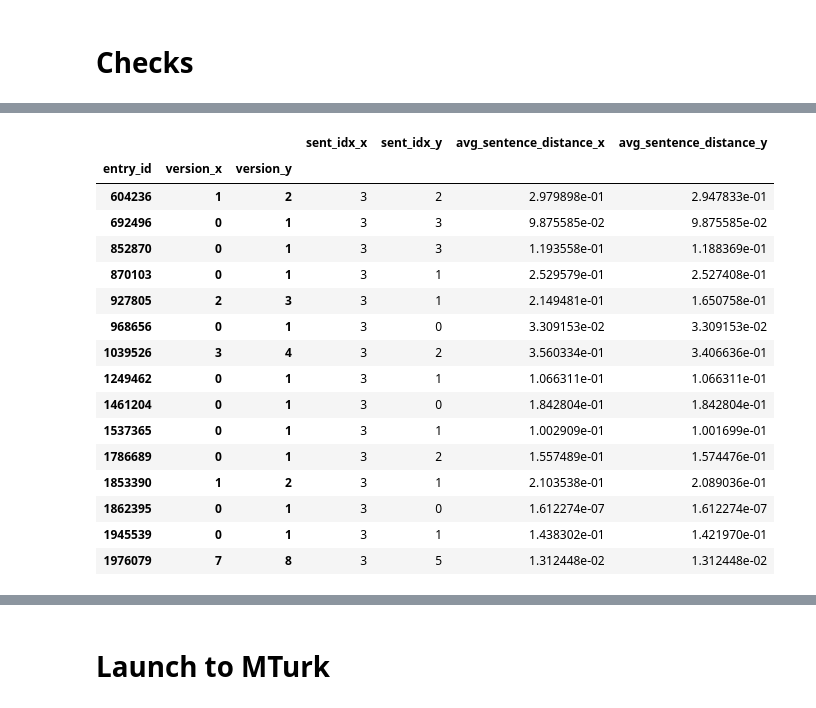
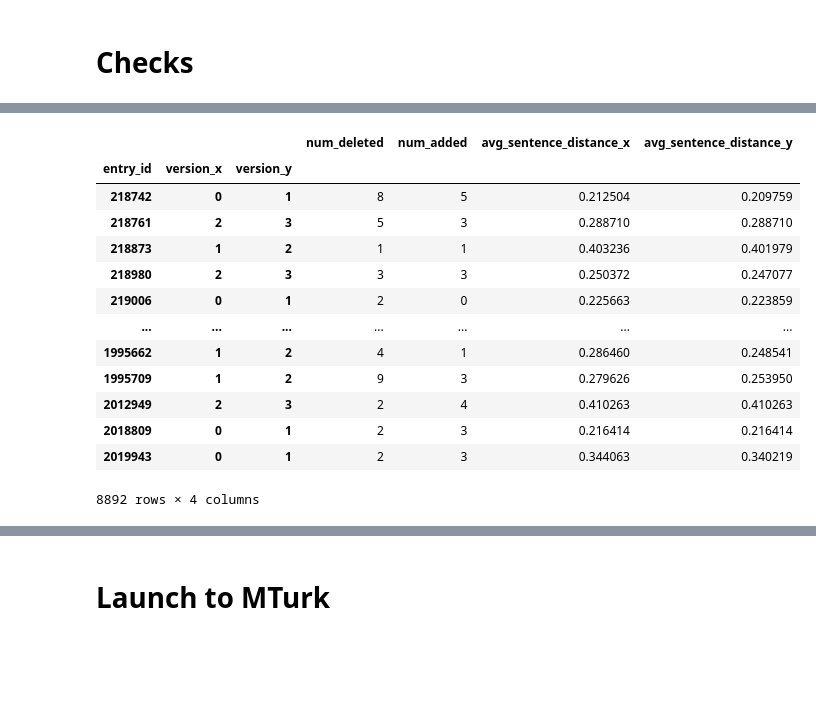
Before and after one commit to alex2awesome/edit-pathways, a Jupyter notebook: notebooks/2021-10-08__select-data-carol.ipynb, the cells around one changed output, grey strips where cells are left out. Drawn from its saved outputs; the diff is of its cells as text; code cells hidden in the pictures; blank space fills up the shorter version.

```diff
--- a/notebooks/2021-10-08__select-data-carol.ipynb
+++ b/notebooks/2021-10-08__select-data-carol.ipynb
@@ -5,3 +3,5 @@ source = 'nyt'
+# %%
+source = 'bbc-2'
 # %%
 ls ../data/diffengine-diffs/spark-output/
 # %% [output]
@@ -39,9 +39,9 @@ pd.read_sql('''SELECT
 # %%
 low_count_versions = pd.read_sql('''
     with c1 as
-        (SELECT entry_id, version, COUNT(1) as c from split_sentences GROUP BY entry_id, version)
+        (SELECT entry_id, CAST(version as INT) as version, COUNT(1) as c from split_sentences GROUP BY entry_id, version)
     SELECT entry_id, version from c1
-    WHERE c < 10 and c > 5
+    WHERE c < 15 and c > 3
 ''', con=conn)
 
 # get join keys
@@ -66,9 +66,10 @@ matched_sentences = pd.read_sql('''
 # get split sentences
 split_sentences = pd.read_sql('''
     with c1 AS (
-        SELECT *, entry_id || '-' || version as key FROM split_sentences
+        SELECT *, entry_id || '-' || CAST(version AS INT) as key FROM split_sentences
     )
-    SELECT * from c1
+    SELECT entry_id, CAST(version AS INT) as version, sent_idx, sentence
+    FROM c1
     WHERE key IN (%s)
 ''' % joint_keys, con=conn)
 # %%
@@ -131,7 +147,9 @@ with open('../evaluation/data/sample_datum_small.json', 'w') as f:
 null_sents = (
     matched_sentences
      .groupby(['entry_id', 'version_x', 'version_y'])
-     [['sent_idx_x','sent_idx_y']].apply(lambda df: df.isnull().sum())
+     [['sent_idx_x','sent_idx_y']]
+    .apply(lambda df: df.isnull().sum())
+    .rename(columns={'sent_idx_x': 'num_deleted', 'sent_idx_y': 'num_added'})
     #  .sort_values(ascending=False).loc[lambda s: s <4]
 )
 # %%
@@ -151,21 +189,18 @@ doc_level_stats = pd.concat([
 # %%
-doc_level_stats.loc[lambda df: df['sent_idx_x'] == 3]
+doc_level_stats.loc[lambda df: df['avg_sentence_distance_x'] > 2e-01] ## choose all documents with 3 deletions
 # %% [output]
-|  |  |  | sent_idx_x | sent_idx_y | avg_sentence_distance_x | avg_sentence_distance_y |
+|  |  |  | num_deleted | num_added | avg_sentence_distance_x | avg_sentence_distance_y |
 | entry_id | version_x | version_y |  |  |  |  |
-| 604236 | 1 | 2 | 3 | 2 | 2.979898e-01 | 2.947833e-01 |
-| 692496 | 0 | 1 | 3 | 3 | 9.875585e-02 | 9.875585e-02 |
-| 852870 | 0 | 1 | 3 | 3 | 1.193558e-01 | 1.188369e-01 |
-| 870103 | 0 | 1 | 3 | 1 | 2.529579e-01 | 2.527408e-01 |
-| 927805 | 2 | 3 | 3 | 1 | 2.149481e-01 | 1.650758e-01 |
-| 968656 | 0 | 1 | 3 | 0 | 3.309153e-02 | 3.309153e-02 |
-| 1039526 | 3 | 4 | 3 | 2 | 3.560334e-01 | 3.406636e-01 |
-| 1249462 | 0 | 1 | 3 | 1 | 1.066311e-01 | 1.066311e-01 |
-| 1461204 | 0 | 1 | 3 | 0 | 1.842804e-01 | 1.842804e-01 |
-| 1537365 | 0 | 1 | 3 | 1 | 1.002909e-01 | 1.001699e-01 |
-| 1786689 | 0 | 1 | 3 | 2 | 1.557489e-01 | 1.574476e-01 |
-| 1853390 | 1 | 2 | 3 | 1 | 2.103538e-01 | 2.089036e-01 |
-| 1862395 | 0 | 1 | 3 | 0 | 1.612274e-07 | 1.612274e-07 |
-| 1945539 | 0 | 1 | 3 | 1 | 1.438302e-01 | 1.421970e-01 |
-| 1976079 | 7 | 8 | 3 | 5 | 1.312448e-02 | 1.312448e-02 |
+| 218742 | 0 | 1 | 8 | 5 | 0.212504 | 0.209759 |
+| 218761 | 2 | 3 | 5 | 3 | 0.288710 | 0.288710 |
+| 218873 | 1 | 2 | 1 | 1 | 0.403236 | 0.401979 |
+| 218980 | 2 | 3 | 3 | 3 | 0.250372 | 0.247077 |
+| 219006 | 0 | 1 | 2 | 0 | 0.225663 | 0.223859 |
+| ... | ... | ... | ... | ... | ... | ... |
+| 1995662 | 1 | 2 | 4 | 1 | 0.286460 | 0.248541 |
+| 1995709 | 1 | 2 | 9 | 3 | 0.279626 | 0.253950 |
+| 2012949 | 2 | 3 | 2 | 4 | 0.410263 | 0.410263 |
+| 2018809 | 0 | 1 | 2 | 3 | 0.216414 | 0.216414 |
+| 2019943 | 0 | 1 | 2 | 3 | 0.344063 | 0.340219 |
+8892 rows × 4 columns
 # %%
```
Also changed, not shown: parts of 72 cells of this notebook, 17 other files.
